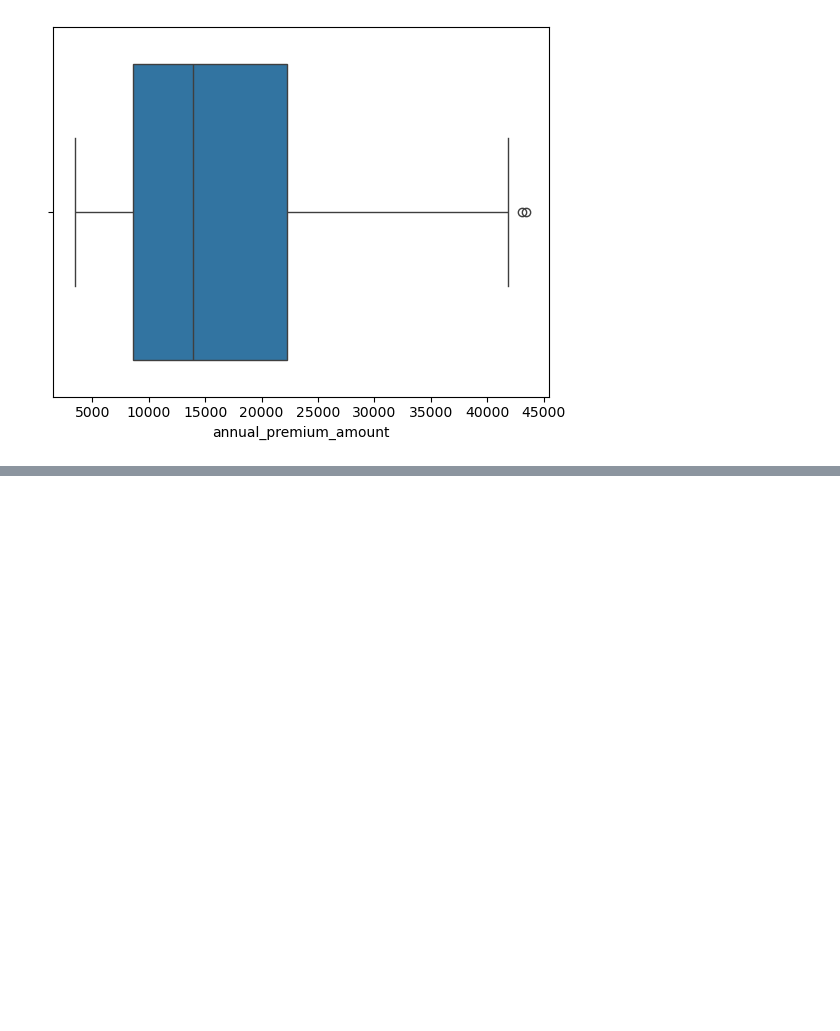
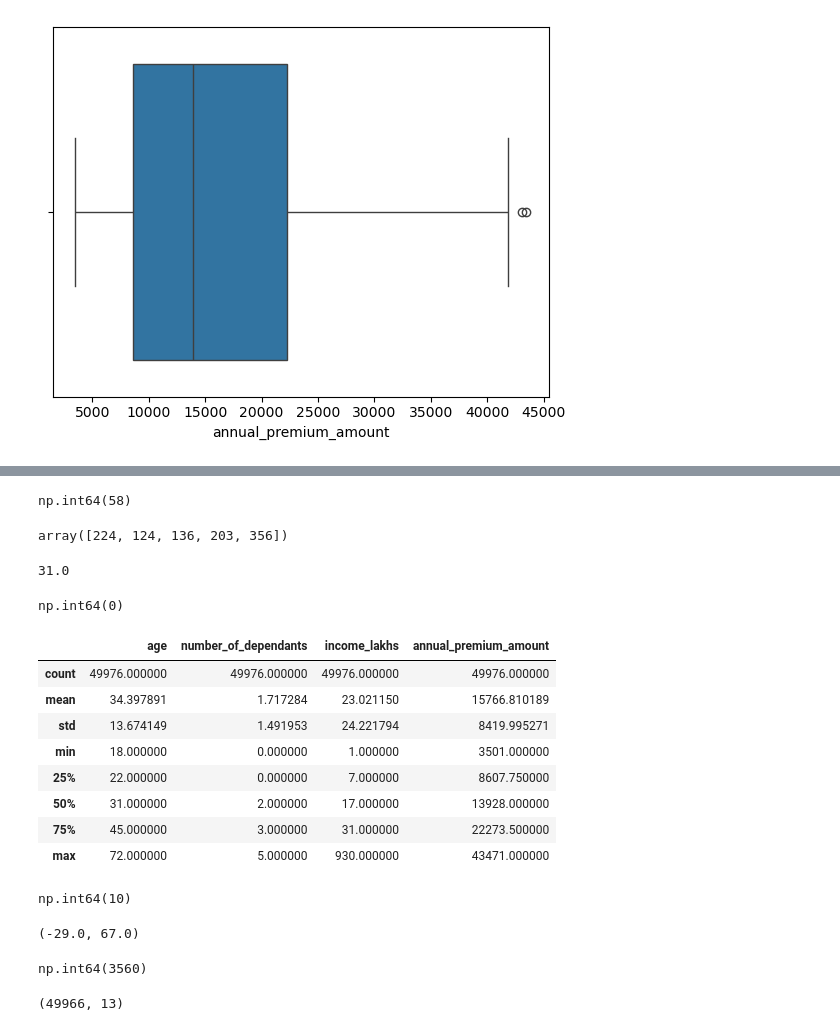
Before and after one commit to puneet-cs/DS19_ML_Project, a Jupyter notebook: DS19_Step1_EDA.ipynb, the cells around one changed output, grey strips where cells are left out. Cells and saved outputs as stored; diff of their text form; code cells hidden in the pictures; blank space fills up the shorter version.

```diff
--- a/DS19_Step1_EDA.ipynb
+++ b/DS19_Step1_EDA.ipynb
@@ -207,0 +210,52 @@ for col in numeric_columns:
+# %%
+df[df.age > 100]['age'].count()
+# %% [output]
+np.int64(58)
+# %%
+df[df.age > 100]['age'].unique()
+# %% [output]
+array([224, 124, 136, 203, 356])
+# %%
+median = df.age.median()
+median
+# %% [output]
+31.0
+# %%
+df.loc[df.age > 100, 'age'] = median
+# %%
+df[df.age > 100]['age'].count()
+# %% [output]
+np.int64(0)
+# %%
+df.describe()
+# %% [output]
+|  | age | number_of_dependants | income_lakhs | annual_premium_amount |
+| count | 49976.000000 | 49976.000000 | 49976.000000 | 49976.000000 |
+| mean | 34.397891 | 1.717284 | 23.021150 | 15766.810189 |
+| std | 13.674149 | 1.491953 | 24.221794 | 8419.995271 |
+| min | 18.000000 | 0.000000 | 1.000000 | 3501.000000 |
+| 25% | 22.000000 | 0.000000 | 7.000000 | 8607.750000 |
+| 50% | 31.000000 | 2.000000 | 17.000000 | 13928.000000 |
+| 75% | 45.000000 | 3.000000 | 31.000000 | 22273.500000 |
+| max | 72.000000 | 5.000000 | 930.000000 | 43471.000000 |
+# %%
+## Outliers in income_lakhs > 1CR (100)
+
+df[df.income_lakhs > 100]['income_lakhs'].count()
+# %% [output]
+np.int64(10)
+# %%
+# Number of outliers using IQR
+
+Q1, Q3 = df.income_lakhs.quantile([0.25, 0.75])
+IQR = Q3 - Q1
+LB = Q1 - 1.5 * IQR
+UB = Q3 + 1.5 * IQR
+
+LB, UB
+# %% [output]
+(-29.0, 67.0)
+# %%
+df[df.income_lakhs > UB]['income_lakhs'].count()
+# %% [output]
+np.int64(3560)
@@ -207,0 +264,4 @@ for col in numeric_columns:
+# %%
+df.shape
+# %% [output]
+(49966, 13)
```
Also changed, not shown: parts of 30 cells of this notebook.
